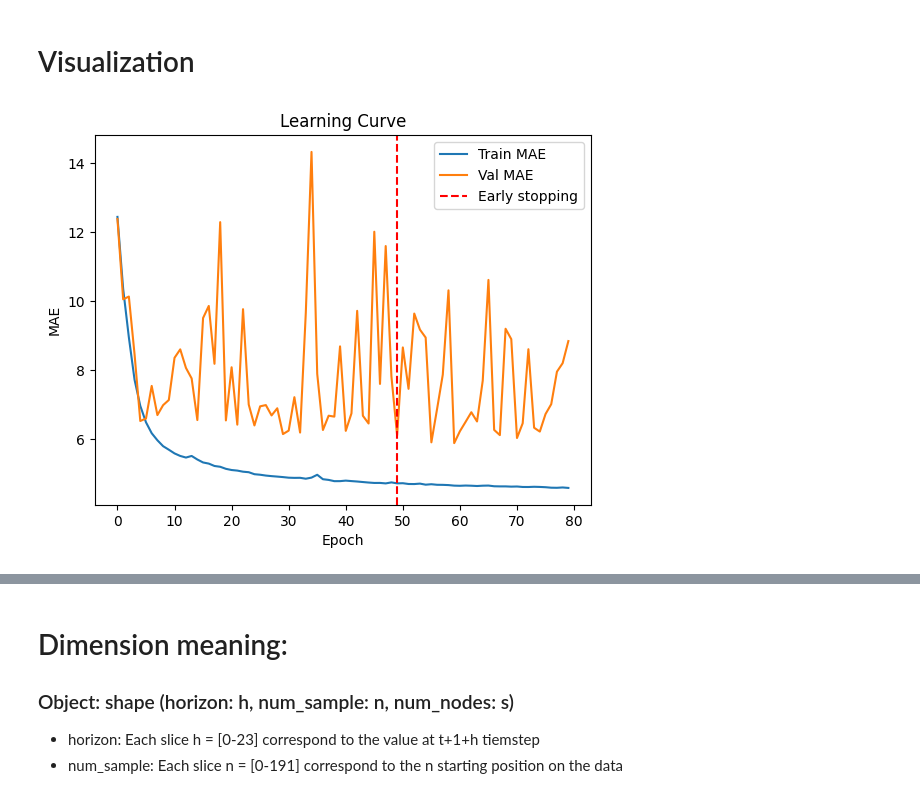
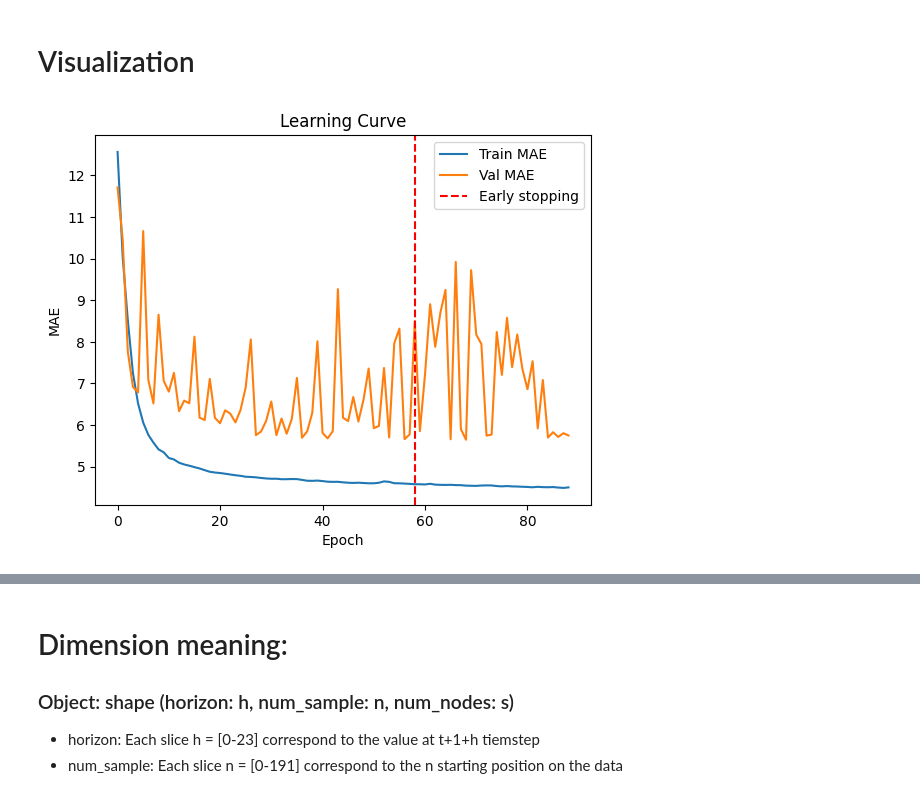
Before and after one commit to GemsLoveNLP/DCRNN_PyTorch, a Jupyter notebook: evaluate.ipynb, the cells around one changed output, grey strips where cells are left out. Saved outputs shown, nothing was run; the diff lists cells and outputs as text; code cells hidden in the pictures.

```diff
--- a/evaluate.ipynb
+++ b/evaluate.ipynb
@@ -194,9 +196,9 @@ def visualize(file_name):
     compute_at_sample(predictions,truth,0,0)
     compute_mae_per_sample(predictions,truth)
 # %%
-fig = create_learning_curve("experiments/dcrnn_DR_2_h_24_32-32-32_lr_0.001_bs_64_0314161003/info.log")
+fig = create_learning_curve("experiments/dcrnn_DR_2_h_24_32-32_lr_0.001_bs_64_0314210420/info.log")
 # %% [output]
-[figure, old version]
+[figure, new version]
 # %%
 visualize("data/predictions/train_dcrnn_predictions.npz")
 # %% [output]
```
Also changed, not shown: parts of 8 cells of this notebook, 5 other files.
